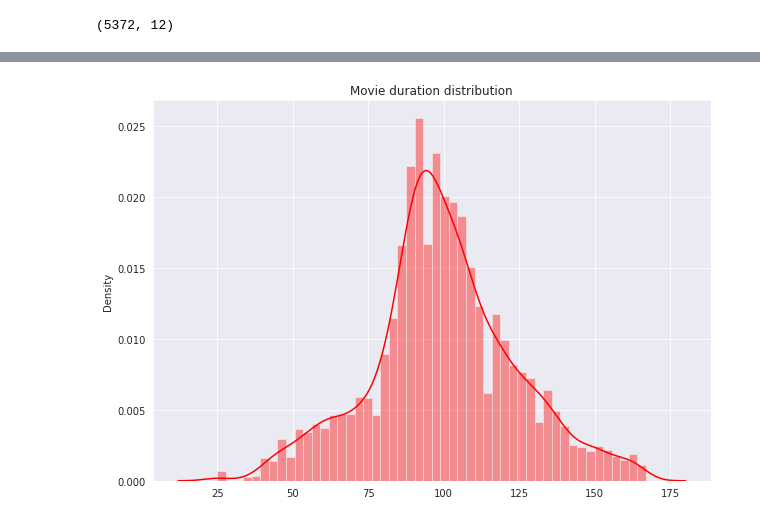
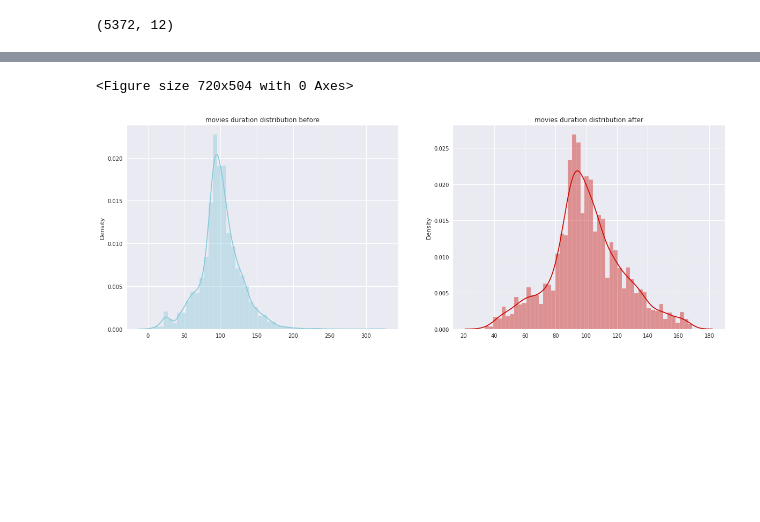
Before and after one commit to MohdSharik99/NETFLIX_MOVIES_AND_TV_SHOWS_CLUSTERING, a Jupyter notebook: NETFLIX_MOVIES_AND_TV_SHOWS_CLUSTERING.ipynb, the cells around one changed output, grey strips where cells are left out. Cells and saved outputs as stored; diff of their text form; code cells hidden in the pictures; blank space fills up the shorter version.

```diff
--- a/NETFLIX_MOVIES_AND_TV_SHOWS_CLUSTERING.ipynb
+++ b/NETFLIX_MOVIES_AND_TV_SHOWS_CLUSTERING.ipynb
@@ -164,3 +198,3 @@ df.describe(include = ['category', 'object']).transpose()
 # %%
 # Droping the show_id column
-df = df.drop(['show_id', 'title'], axis =1)
+df = df.drop(['show_id'], axis =1)
@@ -222,4 +296,5 @@ def func_1(x):
 # Getting the year added column by applying above function
 df['month_added'] = df['date_added'].apply(func_1)
 df['year_added']  = df['date_added'].apply(lambda x : x.split()[-1])
-df.drop('date_added', axis =1)
+df['release_year']  = df['release_year'].astype(str)
+df = df.drop('date_added', axis =1)
@@ -676,11 +762,14 @@ By looking at the distribution we can cap ouliers by 4% when using isolationfore
 # importing isolationForest
 from sklearn.ensemble import IsolationForest
 
-isolation_forest = IsolationForest(n_estimators = 100, contamination = 0.04)
-isolation_forest.fit(movie_df['duration'].values.reshape(-1,1))
-movie_df['anomaly_score'] = isolation_forest.decision_function(movie_df['duration'].values.reshape(-1,1))
-movie_df['-1 if outlier'] = isolation_forest.predict(movie_df['duration'].values.reshape(-1,1))
+
+movie_df1 = movie_df.copy()
+
+isolation_forest = IsolationForest(n_estimators = 100, contamination = 0.04, random_state = 42)
+isolation_forest.fit(movie_df1['duration'].values.reshape(-1,1))
+movie_df1['anomaly_score'] = isolation_forest.decision_function(movie_df1['duration'].values.reshape(-1,1))
+movie_df1['-1 if outlier'] = isolation_forest.predict(movie_df1['duration'].values.reshape(-1,1))
 
 # printing head of the dataset
-movie_df.sort_values('anomaly_score').head()
+movie_df1.sort_values('anomaly_score').head()
 # %% [output]
@@ -693,6 +782,6 @@ movie_df.sort_values('anomaly_score').head()
 # %%
 # creating a new dataframe with no outliers
-movie_df = movie_df[movie_df['-1 if outlier'] == 1]
-movie_df_updated = movie_df.drop(['anomaly_score', '-1 if outlier'], axis = 1)
+movie_df1 = movie_df1[movie_df1['-1 if outlier'] == 1]
+movie_df_updated = movie_df1.drop(['anomaly_score', '-1 if outlier'], axis = 1)
 movie_df_updated.head()
 # %% [output]
@@ -705,15 +794,23 @@ movie_df_updated.head()
 # %%
 # let's see what changes we have made in the distribution
 
 # first let see distribution of movies again
 
 plt.figure(figsize = (10,7))
+
+fig, axes  = plt.subplots(1,2, figsize = (20,7))
 ax = plt.gca()
-sns.distplot( x= movie_df_updated['duration'], ax = ax, color = 'r', bins = 50)
-plt.title('Movie duration distribution')
+
+
+sns.distplot( x= movie_df['duration'], color = 'c', bins = 50, ax =axes[0])
+axes[0].set_title('movies duration distribution before')
+
+sns.distplot( x= movie_df_updated['duration'], color = 'r', bins = 50, ax =axes[1])
+axes[1].set_title('movies duration distribution after')
 plt.show()
 # %% [output]
+<Figure size 720x504 with 0 Axes>
-[figure, old version]
+[figure, new version]
 # %%
 # cheking shape of movie_df after outlier removal
 movie_df_updated.shape
```
Also changed, not shown: parts of 99 cells of this notebook.
